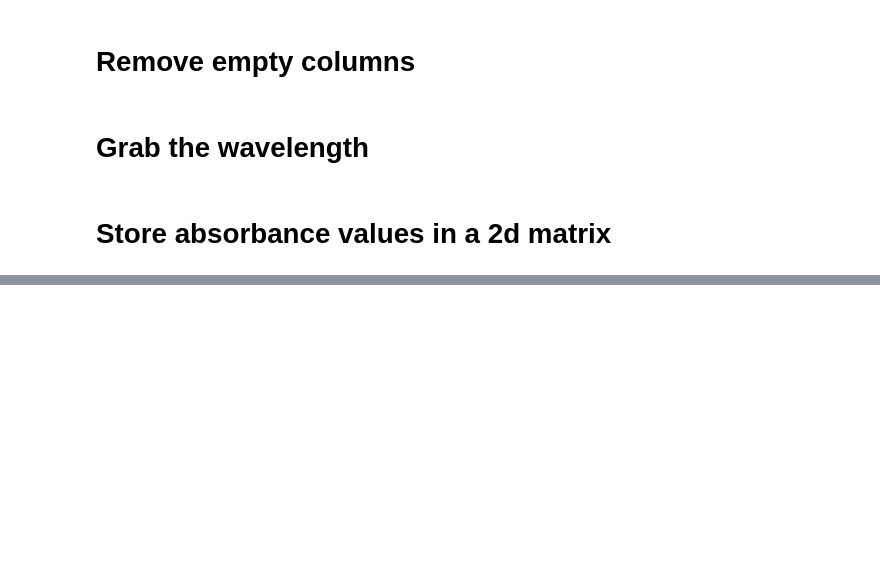
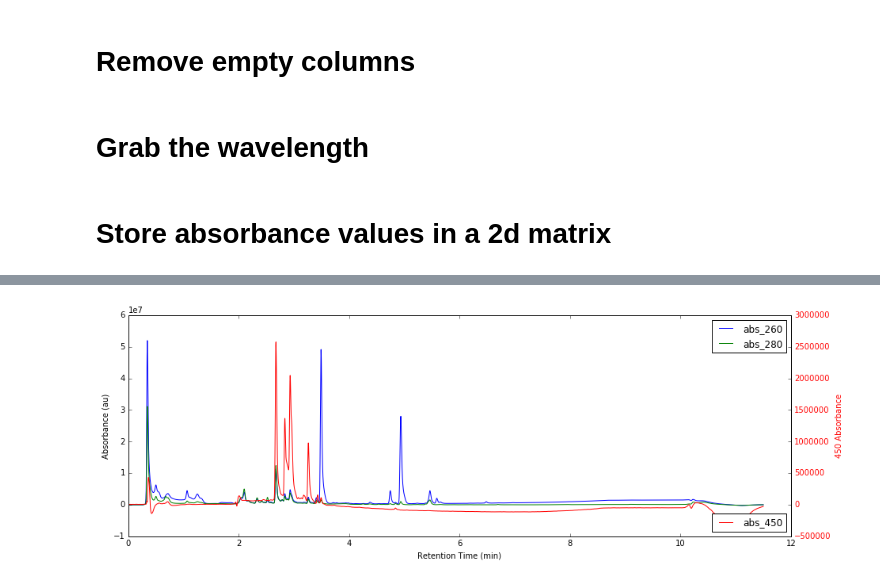
Before and after one commit to benbowen/thoughts, a Jupyter notebook: read_uv_data.ipynb, the cells around one changed output, grey strips where cells are left out. Saved outputs shown, nothing was run; the diff lists cells and outputs as text; code cells hidden in the pictures; blank space fills up the shorter version.

```diff
--- a/read_uv_data.ipynb
+++ b/read_uv_data.ipynb
@@ -35,0 +41,22 @@ fig.savefig('light absorbance.png')
+# %%
+fig = plt.figure(figsize = (15,5))
+ax1 = fig.add_subplot(111)
+ax1.plot(rt,values[:,idx_260],label='abs_260')
+ax1.plot(rt,values[:,idx_280],label='abs_280')
+ax1.set_xlabel('Retention Time (min)')
+ax1.set_ylabel('Absorbance (au)')
+
+ax2 = ax1.twinx()
+
+ax2.plot(rt,values[:,idx_450],'r-',label='abs_450')
+ax2.set_ylabel('450 Absorbance', color='r')
+for tl in ax2.get_yticklabels():
+    tl.set_color('r')
+
+ax1.legend(loc=1)
+ax2.legend(loc=4)
+
+
+plt.show()
+# %% [output]
+[figure, added]
```
Also changed, not shown: parts of 2 cells of this notebook.
